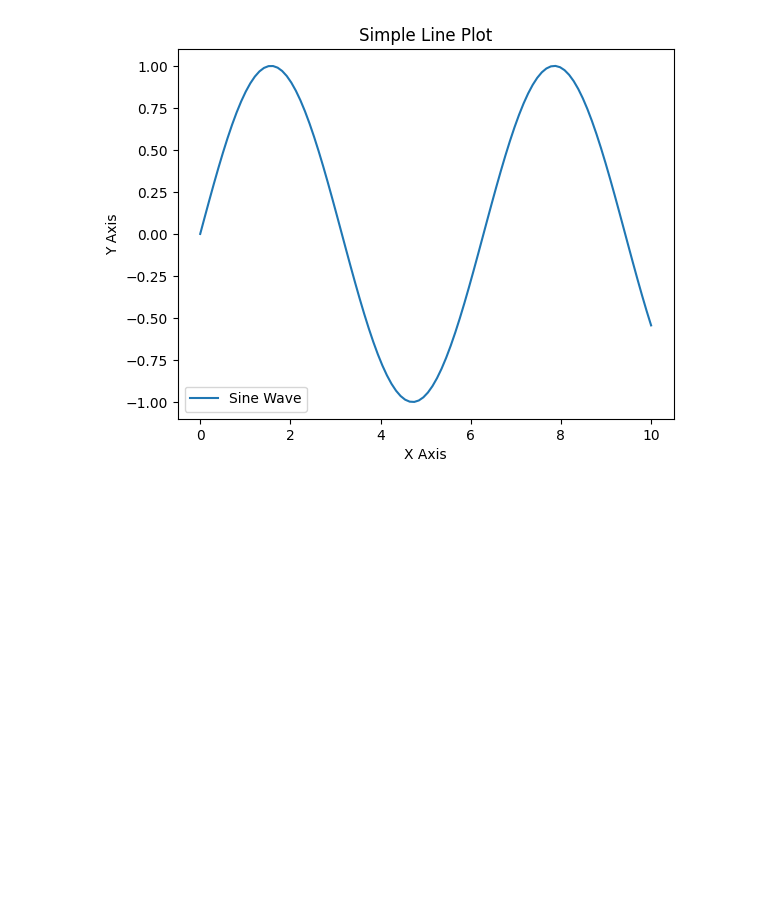
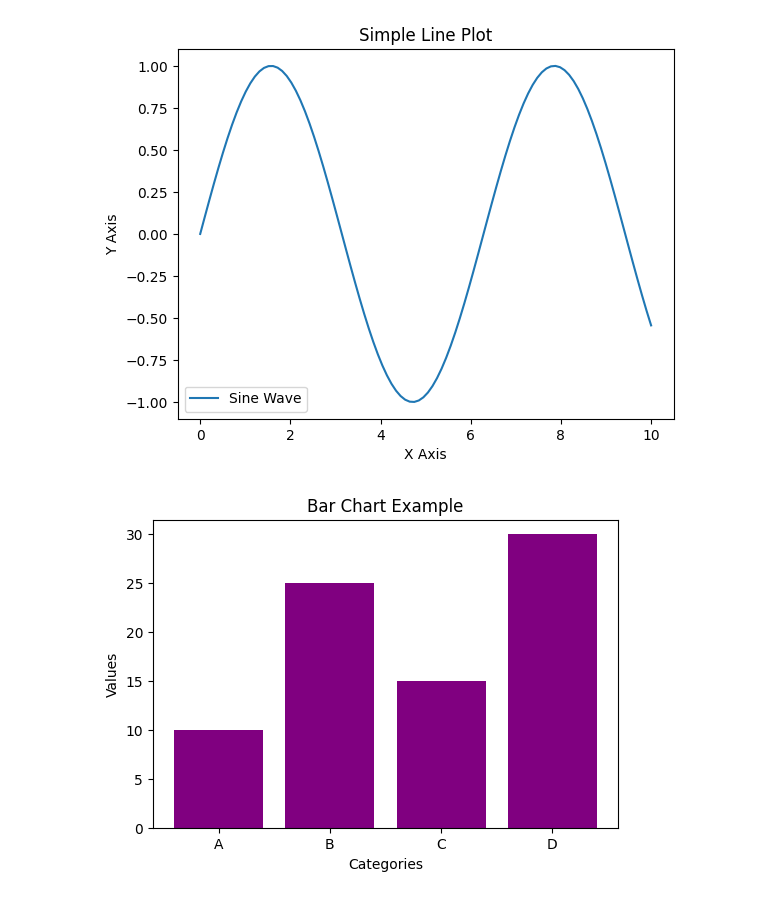
Before and after one commit to SANTHANAM7/Data-Science-Data-Visualization-, a Jupyter notebook: Untitled2.ipynb, the cells around one changed output. Drawn from its saved outputs; the diff is of its cells as text; code cells hidden in the pictures; blank space fills up the shorter version.

```diff
--- a/Untitled2.ipynb
+++ b/Untitled2.ipynb
@@ -13,3 +13,14 @@ plt.legend()
 plt.show()
 # %% [output]
 [figure]
+# %%
+categories = ['A', 'B', 'C', 'D']
+values = [10, 25, 15, 30]
+plt.figure(figsize=(6, 4))
+plt.bar(categories, values, color='purple')
+plt.xlabel("Categories")
+plt.ylabel("Values")
+plt.title("Bar Chart Example")
+plt.show()
+# %% [output]
+[figure, added]
```
